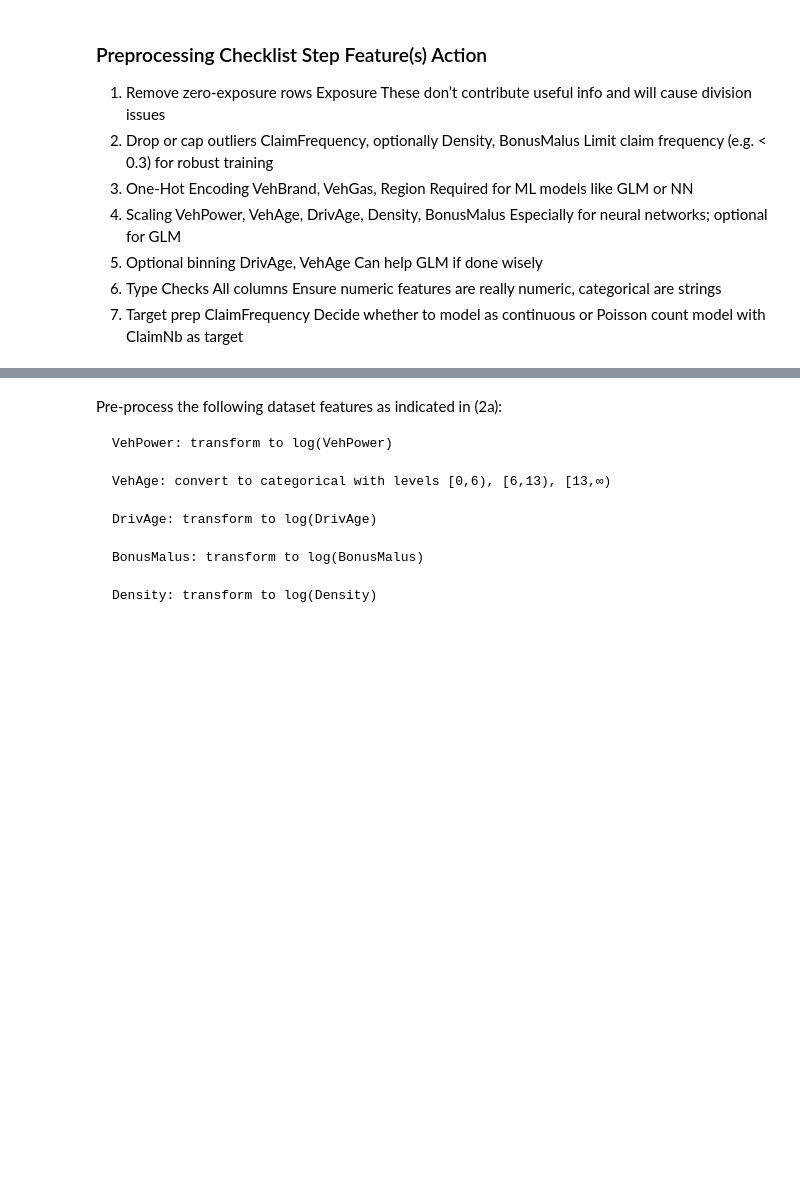
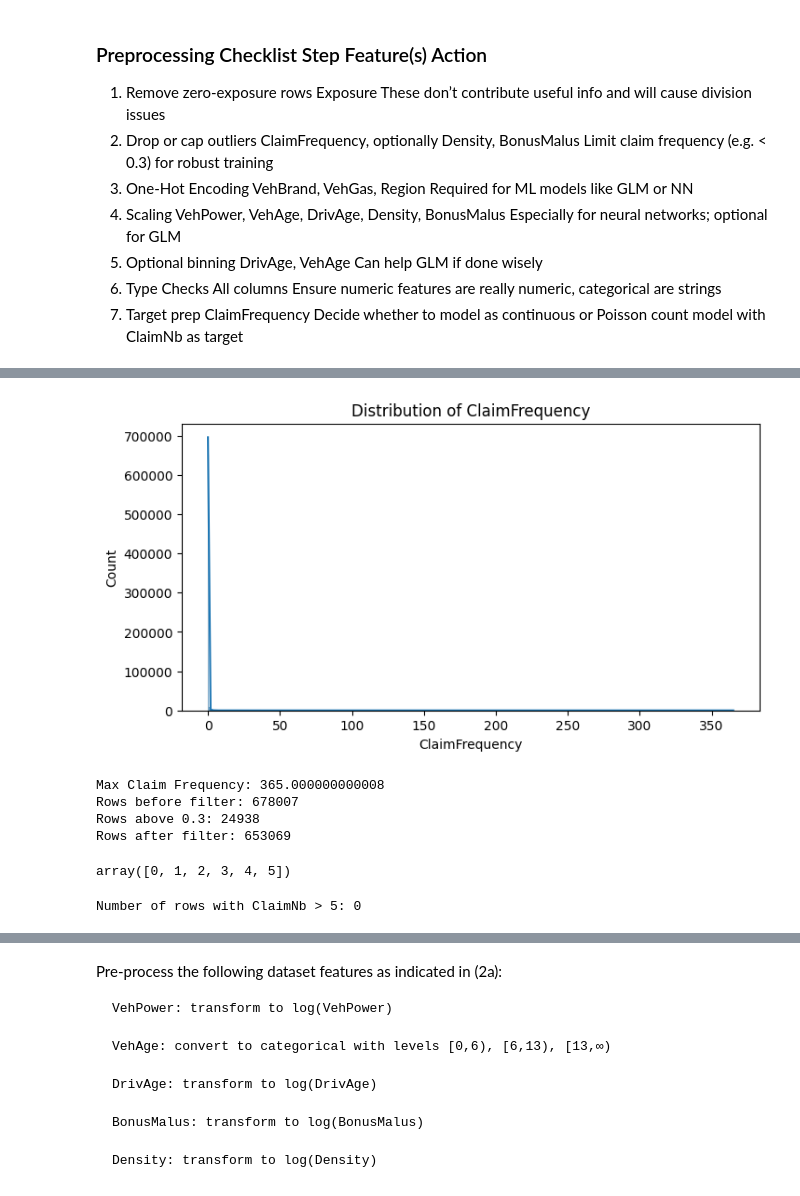
Before and after one commit to yannickhaenggi/CAS-ETH-ML-Project-2, a Jupyter notebook: src/Project 2 - Template.ipynb, the cells around one changed output, grey strips where cells are left out. Drawn from its saved outputs; the diff is of its cells as text; code cells hidden in the pictures; blank space fills up the shorter version.

```diff
--- a/src/Project 2 - Template.ipynb
+++ b/src/Project 2 - Template.ipynb
@@ -71,6 +71,3 @@ Exposure needs fixing because it was read as a string with commas instead of a f
-# %%
-# Replace comma with dot and convert to float
-df['Exposure'] = df['Exposure'].str.replace(',', '.').astype(float)
 # %%
 # Show summary statistics
 print(df.describe(include='all'))
@@ -157,0 +176,35 @@ df = df[df['Exposure'] > 0]
+# %%
+# Claim Frequency feature distribution
+claim_freq = ['ClaimFrequency']
+
+for col in claim_freq:
+    plt.figure(figsize=(8, 4))
+    sns.histplot(df[col], bins=1000, kde=True)
+    plt.title(f'Distribution of {col}')
+    plt.show()
+# %% [output]
+[figure, added]
+# %%
+# What are the max values?
+print("Max Claim Frequency:", df['ClaimFrequency'].max())
+
+# How many rows are affected by the filter?
+print("Rows before filter:", len(df))
+print("Rows above 0.3:", (df['ClaimFrequency'] >= 0.3).sum())
+print("Rows after filter:", (df['ClaimFrequency'] < 0.3).sum())
+# %% [output]
+Max Claim Frequency: 365.000000000008
+Rows before filter: 678007
+Rows above 0.3: 24938
+Rows after filter: 653069
+# %%
+# Show quantiles
+df['ClaimNb'].quantile([0.995, 0.996, 0.997, 0.998, 0.999999])
+df['ClaimNb'].unique()
+# %% [output]
+array([0, 1, 2, 3, 4, 5])
+# %%
+# Count how many entries have ClaimNb > 5
+print("Number of rows with ClaimNb > 5:", (df['ClaimNb'] > 5).sum())
+# %% [output]
+Number of rows with ClaimNb > 5: 0
```
Also changed, not shown: parts of 13 cells of this notebook.
